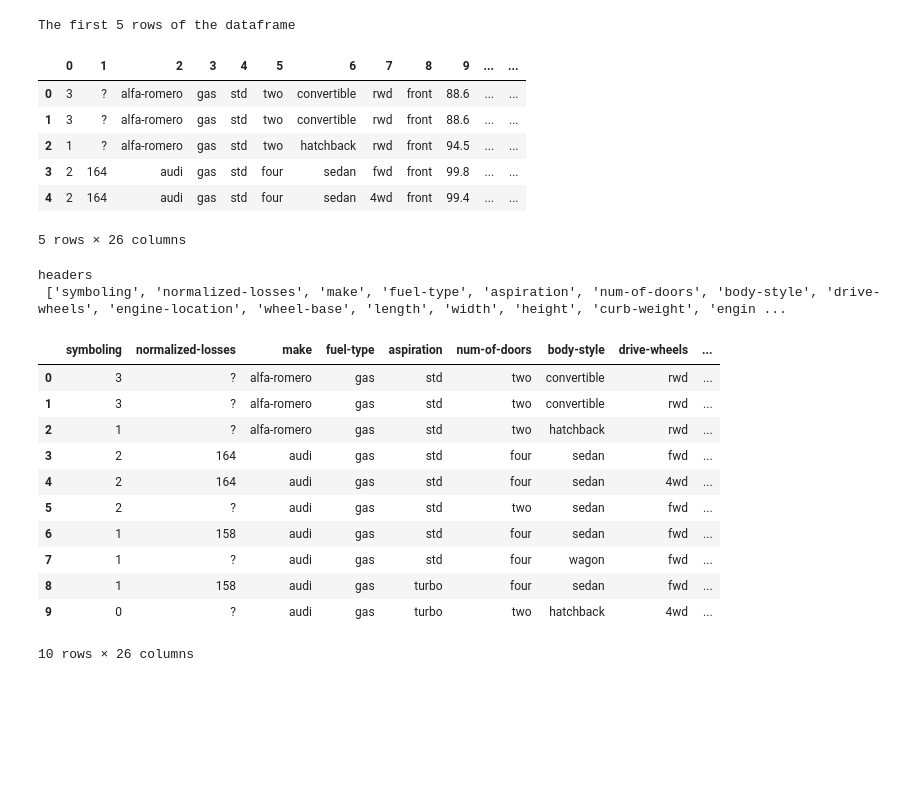
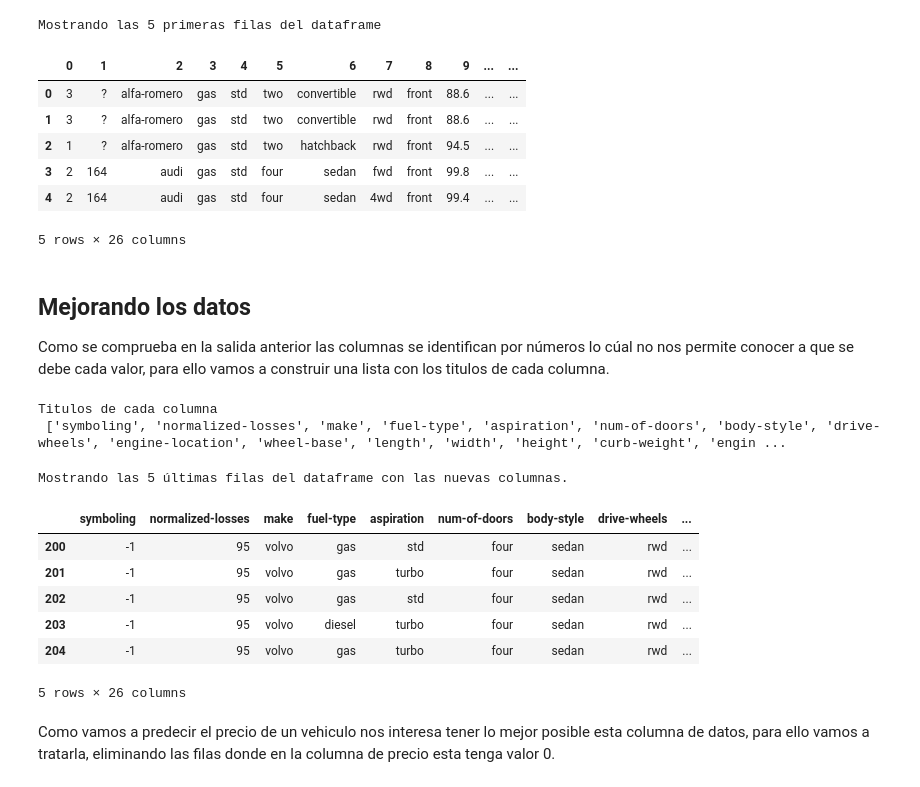
Before and after one commit to epeasang/MongoDBtutorial, a Jupyter notebook: Car_image_classificator.ipynb, the cells around one changed output. Drawn from its saved outputs; the diff is of its cells as text; code cells hidden in the pictures; blank space fills up the shorter version.

```diff
--- a/Car_image_classificator.ipynb
+++ b/Car_image_classificator.ipynb
@@ -3,10 +6,11 @@ import pandas as pd
 
 path = "https://archive.ics.uci.edu/ml/machine-learning-databases/autos/imports-85.data"
 df = pd.read_csv(path, header=None)
-print("The first 5 rows of the dataframe")
+
+print("Mostrando las 5 primeras filas del dataframe")
 df.head(5)
 # %% [output]
-The first 5 rows of the dataframe
+Mostrando las 5 primeras filas del dataframe
 |  | 0 | 1 | 2 | 3 | 4 | 5 | 6 | 7 | 8 | 9 | ... | ... |
 | 0 | 3 | ? | alfa-romero | gas | std | two | convertible | rwd | front | 88.6 | ... | ... |
 | 1 | 3 | ? | alfa-romero | gas | std | two | convertible | rwd | front | 88.6 | ... | ... |
@@ -14,30 +18,34 @@ The first 5 rows of the dataframe
 | 3 | 2 | 164 | audi | gas | std | four | sedan | fwd | front | 99.8 | ... | ... |
 | 4 | 2 | 164 | audi | gas | std | four | sedan | 4wd | front | 99.4 | ... | ... |
 5 rows × 26 columns
+# %% [markdown]
+## Mejorando los datos
+
+Como se comprueba en la salida anterior las columnas se identifican por números lo cúal no nos permite
+conocer a que se debe cada valor, para ello vamos a construir una lista con los titulos de cada columna.
 # %%
-# create headers list
+
 headers = ["symboling","normalized-losses","make","fuel-type","aspiration", "num-of-doors","body-style",
          "drive-wheels","engine-location","wheel-base", "length","width","height","curb-weight","engine-type",
          "num-of-cylinders", "engine-size","fuel-system","bore","stroke","compression-ratio","horsepower",
          "peak-rpm","city-mpg","highway-mpg","price"]
-print("headers\n", headers)
+print("Titulos de cada columna\n", headers)
 # %% [output]
-headers
+Titulos de cada columna
  ['symboling', 'normalized-losses', 'make', 'fuel-type', 'aspiration', 'num-of-doors', 'body-style', 'drive-wheels', 'engine-location', 'wheel-base', 'length', 'width', 'height', 'curb-weight', 'engin ...
-# %%
-df.columns = headers
-df.head(10)
-# %% [output]
-|  | symboling | normalized-losses | make | fuel-type | aspiration | num-of-doors | body-style | drive-wheels | ... |
-| 0 | 3 | ? | alfa-romero | gas | std | two | convertible | rwd | ... |
-| 1 | 3 | ? | alfa-romero | gas | std | two | convertible | rwd | ... |
-| 2 | 1 | ? | alfa-romero | gas | std | two | hatchback | rwd | ... |
-| 3 | 2 | 164 | audi | gas | std | four | sedan | fwd | ... |
-| 4 | 2 | 164 | audi | gas | std | four | sedan | 4wd | ... |
-| 5 | 2 | ? | audi | gas | std | two | sedan | fwd | ... |
-| 6 | 1 | 158 | audi | gas | std | four | sedan | fwd | ... |
-| 7 | 1 | ? | audi | gas | std | four | wagon | fwd | ... |
-| 8 | 1 | 158 | audi | gas | turbo | four | sedan | fwd | ... |
-| 9 | 0 | ? | audi | gas | turbo | two | hatchback | 4wd | ... |
-10 rows × 26 columns
+# %%
+df.columns = headers
+print("Mostrando las 5 últimas filas del dataframe con las nuevas columnas.")
+df.tail(5)
+# %% [output]
+Mostrando las 5 últimas filas del dataframe con las nuevas columnas.
+|  | symboling | normalized-losses | make | fuel-type | aspiration | num-of-doors | body-style | drive-wheels | ... |
+| 200 | -1 | 95 | volvo | gas | std | four | sedan | rwd | ... |
+| 201 | -1 | 95 | volvo | gas | turbo | four | sedan | rwd | ... |
+| 202 | -1 | 95 | volvo | gas | std | four | sedan | rwd | ... |
+| 203 | -1 | 95 | volvo | diesel | turbo | four | sedan | rwd | ... |
+| 204 | -1 | 95 | volvo | gas | turbo | four | sedan | rwd | ... |
+5 rows × 26 columns
+# %% [markdown]
+Como vamos a predecir el precio de un vehiculo nos interesa tener lo mejor posible esta columna de datos, para ello vamos a tratarla, eliminando las filas donde en la columna de precio esta tenga valor 0.
 # %%
```
Also changed, not shown: parts of 14 cells of this notebook.
